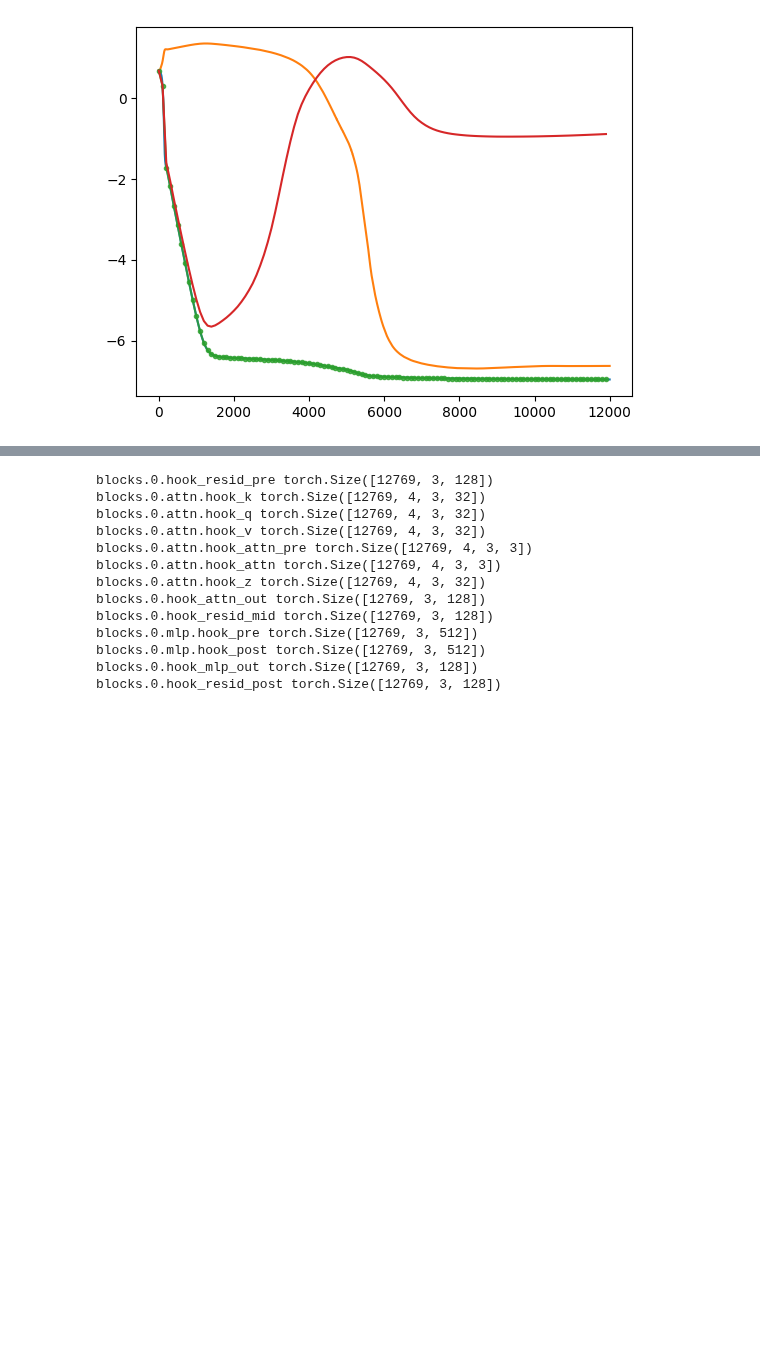
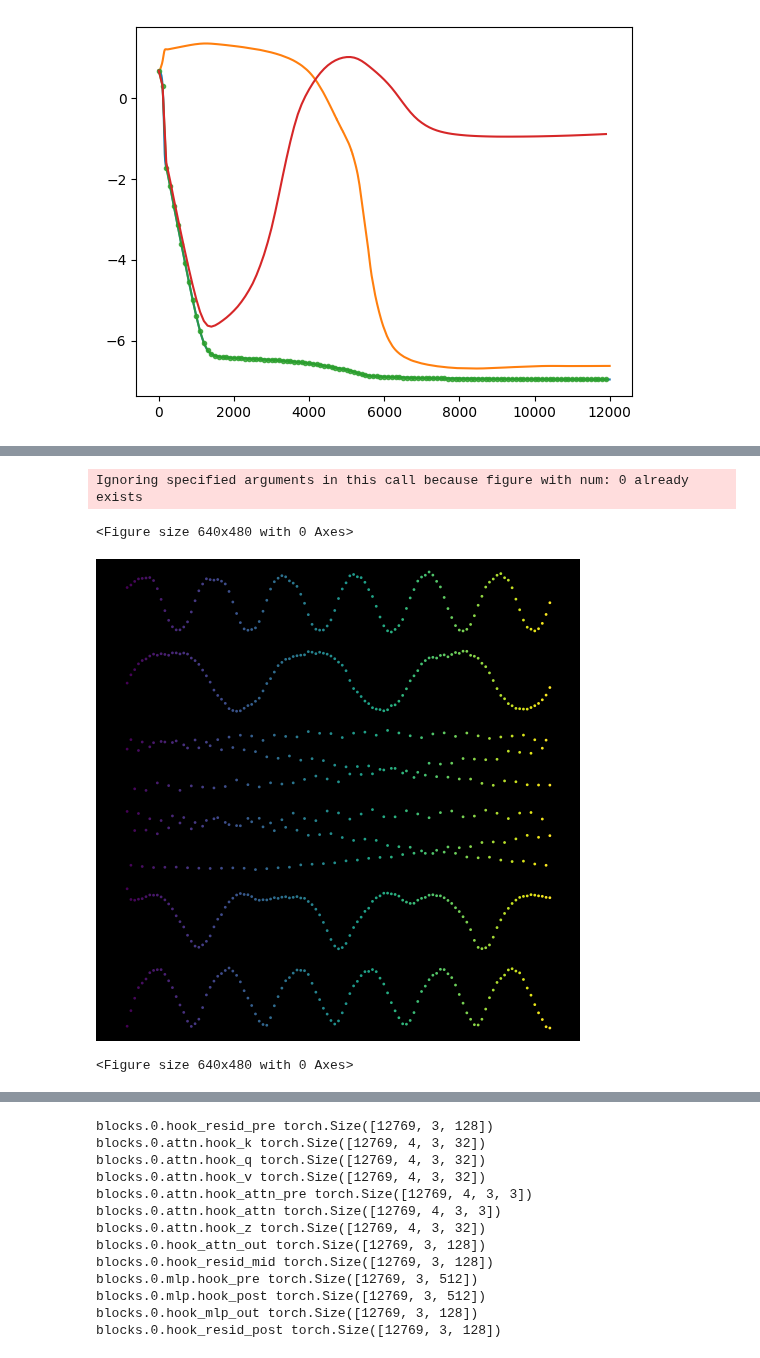
Before and after one commit to WelchLabs/videos, a Jupyter notebook: _2025/grokking/notebooks/viz_training_2b_c.ipynb, the cells around one changed output, grey strips where cells are left out. Cells and saved outputs as stored; diff of their text form; code cells hidden in the pictures; blank space fills up the shorter version.

```diff
--- a/_2025/grokking/notebooks/viz_training_2b_c.ipynb
+++ b/_2025/grokking/notebooks/viz_training_2b_c.ipynb
@@ -745,0 +789,70 @@ plt.plot(ckpt_indices, np.log10(losses_exl))
+# %%
+ckpt_indices=np.arange(0, 12000, 100) ##Slow, crank to 10 later.
+for i in tqdm.tqdm(ckpt_indices):
+    save_dict_2=torch.load(root/run_name/(str(i)+'.pth'))
+    model.load_state_dict(save_dict_2['model'])
+
+    all_data = torch.tensor([(i, j, p) for i in range(p) for j in range(p)]).to('cuda')
+    labels = torch.tensor([fn(i, j) for i, j, _ in all_data]).to('cuda')
+    cache = {}
+    model.remove_all_hooks()
+    model.cache_all(cache)
+
+    original_logits = model(all_data)[:, -1]
+    # Remove equals sign from output logits
+    original_logits = original_logits[:, :-1]
+
+    #Loopdy-loops
+    mr = einops.rearrange(cache['blocks.0.mlp.hook_pre'], "(x y) ... -> x y ...", x=p).detach().cpu().numpy()
+
+    plt.clf()
+    sample=[0, 3, 4, 5, 8, 10]
+    fig=plt.figure(0, (6,6), facecolor='k')
+    for i in range(len(sample)):
+        fig.add_subplot(6,1,i+1)
+        plt.scatter(np.arange(113), mr[:, 0, 2, sample[i]], c=range(113), s=1)
+        plt.axis('off')
+
+    plt.savefig(str(save_dir/'mlp_initial_probe'/('mlp_initial_probe_'+str(i).zfill(4)+'.png')), dpi=200, bbox_inches='tight')
+# %% [output]
+Ignoring specified arguments in this call because figure with num: 0 already exists
+<Figure size 640x480 with 0 Axes>
+[figure, added]
+# %%
+ckpt_indices=np.arange(0, 12000, 100) ##Slow, crank to 10 later.
+for i in tqdm.tqdm(ckpt_indices):
+    save_dict_2=torch.load(root/run_name/(str(i)+'.pth'))
+    model.load_state_dict(save_dict_2['model'])
+
+    all_data = torch.tensor([(i, j, p) for i in range(p) for j in range(p)]).to('cuda')
+    labels = torch.tensor([fn(i, j) for i, j, _ in all_data]).to('cuda')
+    cache = {}
+    model.remove_all_hooks()
+    model.cache_all(cache)
+
+    original_logits = model(all_data)[:, -1]
+    # Remove equals sign from output logits
+    original_logits = original_logits[:, :-1]
+
+    mr = einops.rearrange(cache['blocks.0.mlp.hook_pre'], "(x y) ... -> x y ...", x=p).detach().cpu().numpy()
+
+
+    neuron_idx=343
+    # FT = np.fft.fft2(mr[:,:,2,neuron_idx])
+
+    # components, Nx, Ny = compute_frequency_components(mr[:,:,2,neuron_idx])
+    # terms = components_to_terms(components, Nx, Ny, num_freqs=4, include_dc=True)
+    # code_str = generate_python_reconstructor(terms, Nx, Ny,
+    #                                          func_name="approx_M",
+    #                                          decimals=3)
+
+    plt.clf()
+    plt.figure(frameon=False)
+    ax = plt.Axes(plt.gcf(), [0., 0., 1., 1.])
+    ax.set_axis_off()
+    plt.gcf().add_axes(ax)
+    plt.imshow(np.rot90(mr[:,:,2,neuron_idx].T)) #have to transpose if transposing u and v and param_surface_1
+    plt.savefig(str(save_dir/'pre_mlp_1'/('pre_mlp_1'+str(i).zfill(4)+'.png')), bbox_inches='tight', pad_inches=0, dpi=300)
+    plt.close()
+# %% [output]
+<Figure size 640x480 with 0 Axes>
```
Also changed, not shown: parts of 10 cells of this notebook.
